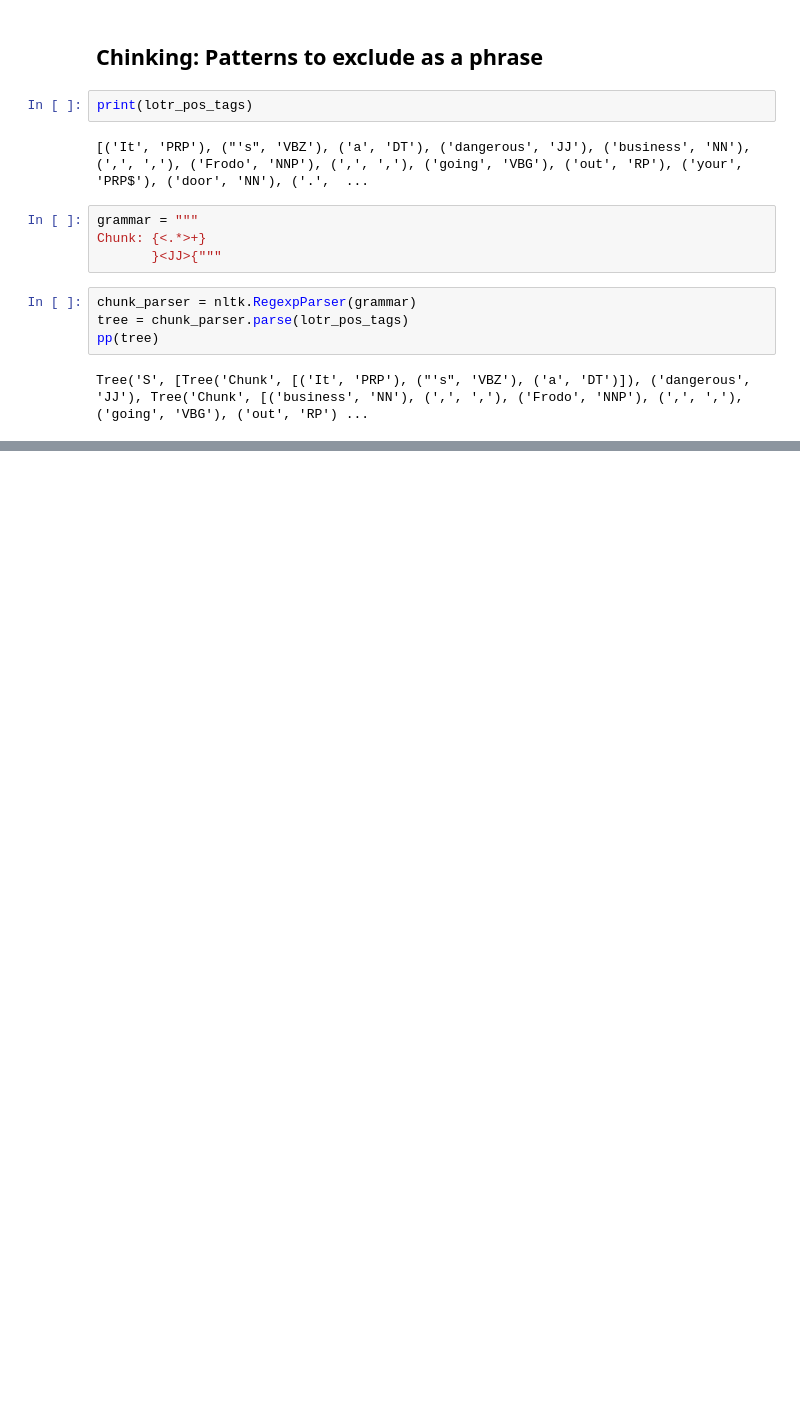
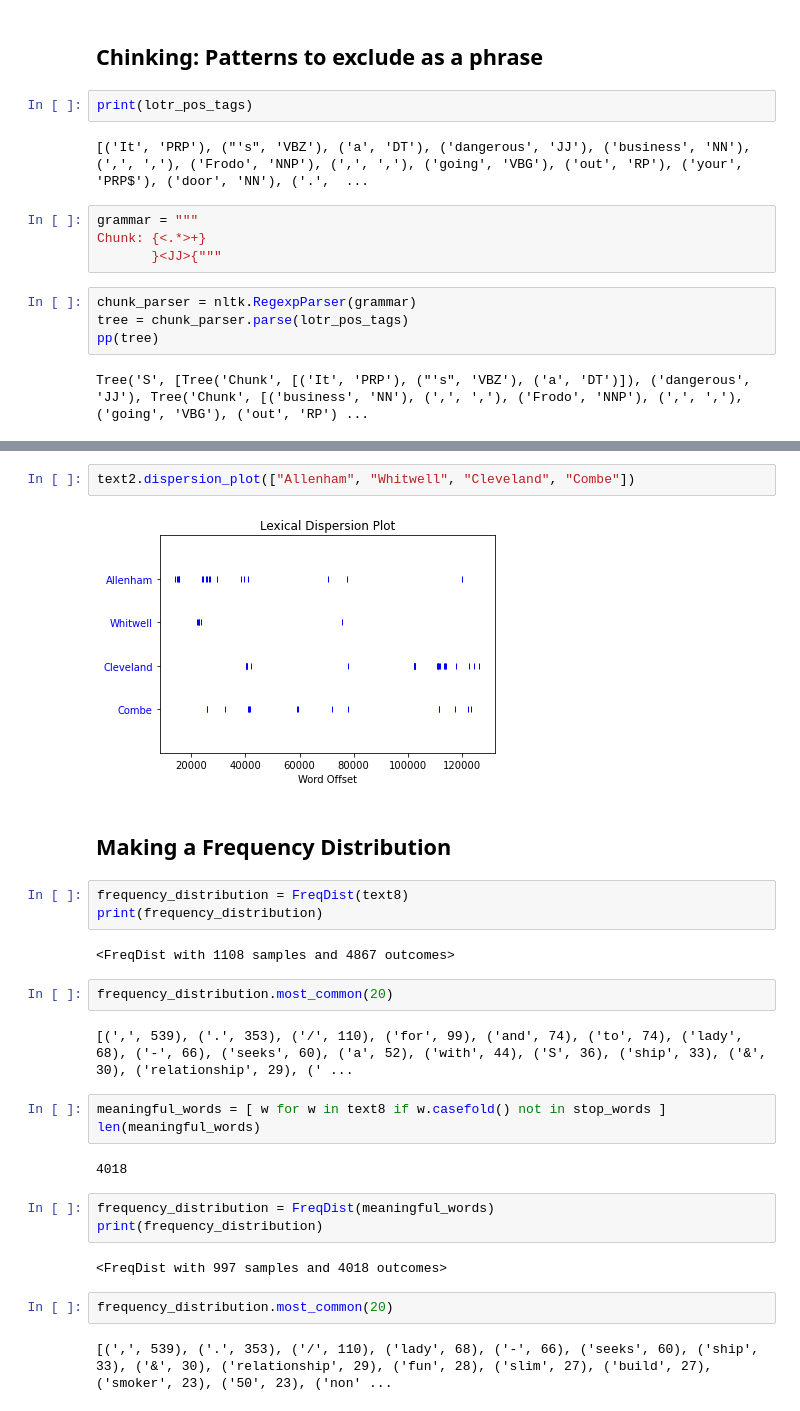
Before and after one commit to daddyjab/nlp_explore, a Jupyter notebook: nlp_with_nltk.ipynb, the cells around one changed output, grey strips where cells are left out. Drawn from its saved outputs; the diff is of its cells as text; blank space fills up the shorter version.

```diff
--- a/nlp_with_nltk.ipynb
+++ b/nlp_with_nltk.ipynb
@@ -294,0 +385,29 @@ Tree('S', [Tree('Chunk', [('It', 'PRP'), ("'s", 'VBZ'), ('a', 'DT')]), ('dangero
+# %%
+text2.dispersion_plot(["Allenham", "Whitwell", "Cleveland", "Combe"])
+# %% [output]
+[figure, added]
+# %% [markdown]
+## Making a Frequency Distribution
+# %%
+frequency_distribution = FreqDist(text8)
+print(frequency_distribution)
+# %% [output]
+<FreqDist with 1108 samples and 4867 outcomes>
+# %%
+frequency_distribution.most_common(20)
+# %% [output]
+[(',', 539), ('.', 353), ('/', 110), ('for', 99), ('and', 74), ('to', 74), ('lady', 68), ('-', 66), ('seeks', 60), ('a', 52), ('with', 44), ('S', 36), ('ship', 33), ('&', 30), ('relationship', 29), (' ...
+# %%
+meaningful_words = [ w for w in text8 if w.casefold() not in stop_words ]
+len(meaningful_words)
+# %% [output]
+4018
+# %%
+frequency_distribution = FreqDist(meaningful_words)
+print(frequency_distribution)
+# %% [output]
+<FreqDist with 997 samples and 4018 outcomes>
+# %%
+frequency_distribution.most_common(20)
+# %% [output]
+[(',', 539), ('.', 353), ('/', 110), ('lady', 68), ('-', 66), ('seeks', 60), ('ship', 33), ('&', 30), ('relationship', 29), ('fun', 28), ('slim', 27), ('build', 27), ('smoker', 23), ('50', 23), ('non' ...
```
Also changed, not shown: parts of 49 cells of this notebook.
